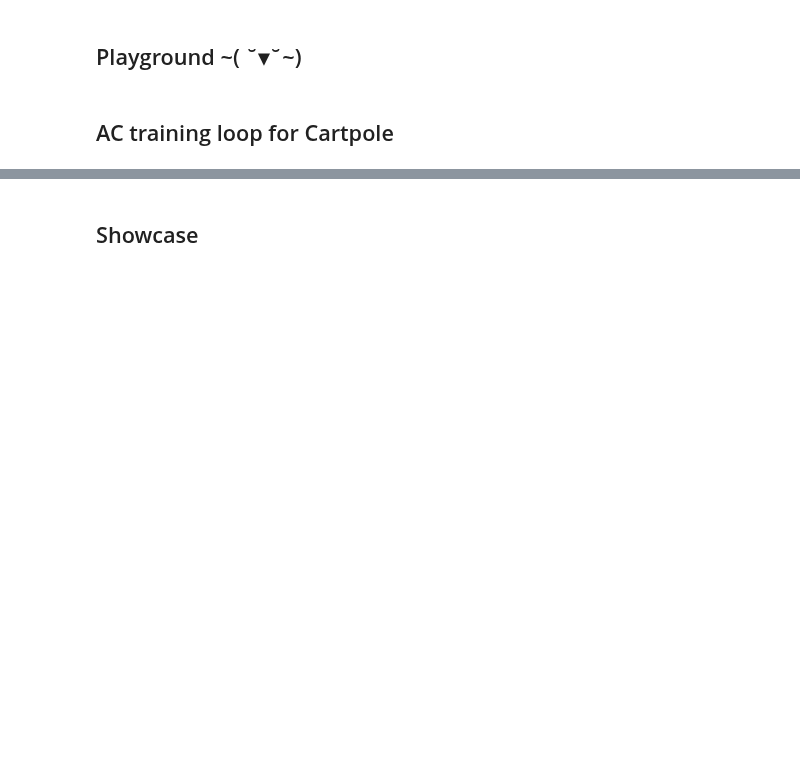
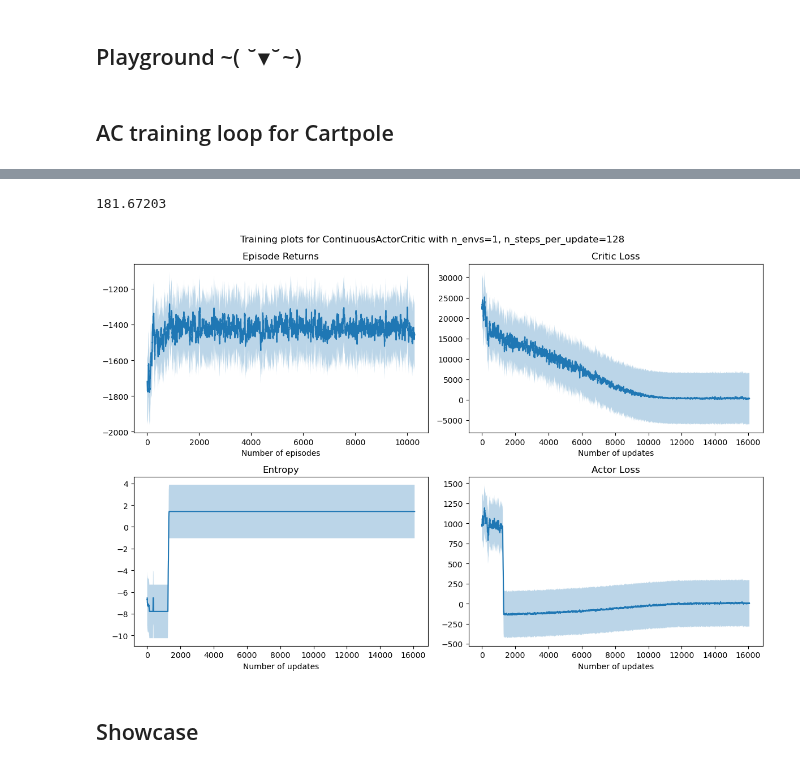
Before and after one commit to till2/self-driving-car, a Jupyter notebook: AC_skopt.ipynb, the cells around one changed output, grey strips where cells are left out. Saved outputs shown, nothing was run; the diff lists cells and outputs as text; code cells hidden in the pictures; blank space fills up the shorter version.

```diff
--- a/AC_skopt.ipynb
+++ b/AC_skopt.ipynb
@@ -173,3 +176,64 @@ plt.show()
+# %%
+np.std(episode_returns)
+# %% [output]
+181.67203
+# %%
+rolling_length = max(1, int(len(envs_wrapper.return_queue) / 400))
+
+fig, axs = plt.subplots(nrows=2, ncols=2, figsize=(12, 8))
+fig.suptitle(f"Training plots for {agent.__class__.__name__} with n_envs={n_envs}, n_steps_per_update={n_steps_per_update}")
+
+# Episode return
+axs[0, 0].set_title("Episode Returns")
+episode_returns = np.array(envs_wrapper.return_queue).flatten()
+episode_returns_moving_average = np.convolve(episode_returns, np.ones(rolling_length), mode="valid") / rolling_length
+episode_returns_std = np.std(episode_returns)
+axs[0, 0].plot(np.arange(len(episode_returns_moving_average)) / n_envs, episode_returns_moving_average)
+axs[0, 0].fill_between(np.arange(len(episode_returns_moving_average)) / n_envs,
+                       episode_returns_moving_average - episode_returns_std,
+                       episode_returns_moving_average + episode_returns_std,
+                       alpha=0.3)
+axs[0, 0].set_xlabel("Number of episodes")
+
+# Entropy
+axs[1, 0].set_title("Entropy")
+entropy_moving_average = np.convolve(np.array(entropies), np.ones(rolling_length), mode="valid") / rolling_length
+entropy_std = np.std(entropies)
+axs[1, 0].plot(entropy_moving_average)
+axs[1, 0].fill_between(np.arange(len(entropy_moving_average)),
+                       entropy_moving_average - entropy_std,
+                       entropy_moving_average + entropy_std,
+                       alpha=0.3)
+axs[1, 0].set_xlabel("Number of updates")
+
+# Critic loss
+axs[0, 1].set_title("Critic Loss")
+critic_losses = np.array(critic_losses).flatten()
+critic_losses_moving_average = np.convolve(critic_losses, np.ones(rolling_length), mode="valid") / rolling_length
+critic_losses_std = np.std(critic_losses)
+axs[0, 1].plot(critic_losses_moving_average)
+axs[0, 1].fill_between(np.arange(len(critic_losses_moving_average)),
+                       critic_losses_moving_average - critic_losses_std,
+                       critic_losses_moving_average + critic_losses_std,
+                       alpha=0.3)
+axs[0, 1].set_xlabel("Number of updates")
+
+# Actor loss
+axs[1, 1].set_title("Actor Loss")
+actor_losses = np.array(actor_losses).flatten()
+actor_losses_moving_average = np.convolve(actor_losses, np.ones(rolling_length), mode="valid") / rolling_length
+actor_losses_std = np.std(actor_losses)
+axs[1, 1].plot(actor_losses_moving_average)
+axs[1, 1].fill_between(np.arange(len(actor_losses_moving_average)),
+                       actor_losses_moving_average - actor_losses_std,
+                       actor_losses_moving_average + actor_losses_std,
+                       alpha=0.3)
+axs[1, 1].set_xlabel("Number of updates")
+
+plt.tight_layout()
+plt.show()
+# %% [output]
+[figure, added]
 # %% [markdown]
 ## Showcase
 # %%
```
Also changed, not shown: parts of 2 cells of this notebook, 1 other file.
